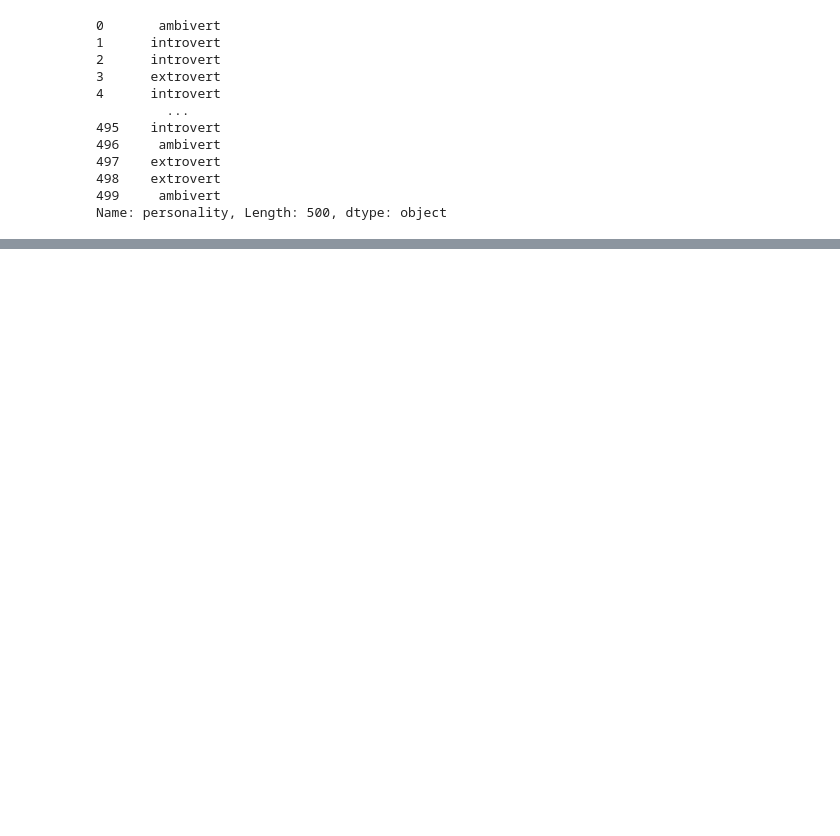
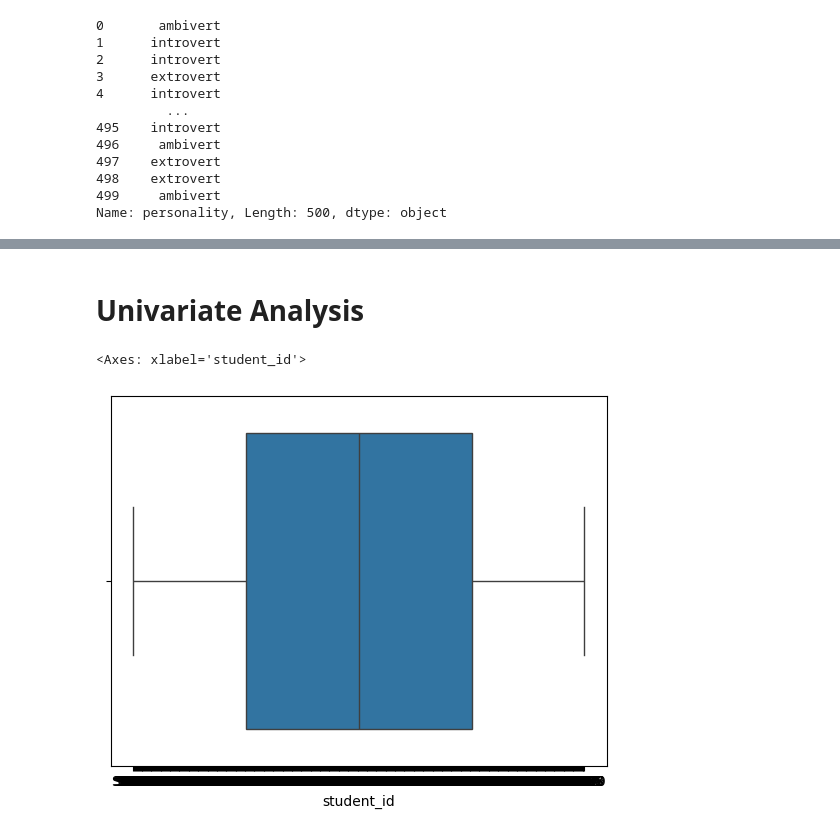
Before and after one commit to MuqaddasIftikhar17/EduMate-AI, a Jupyter notebook: ai/students.ipynb, the cells around one changed output, grey strips where cells are left out. Drawn from its saved outputs; the diff is of its cells as text; code cells hidden in the pictures; blank space fills up the shorter version.

```diff
--- a/ai/students.ipynb
+++ b/ai/students.ipynb
@@ -339,3 +318,6 @@ students['personality']
 498    extrovert
 499     ambivert
 Name: personality, Length: 500, dtype: object
+# %%
+# this will clean invisible whitespaces
+students = students.applymap(lambda x: x.strip() if isinstance(x, str) else x)
@@ -341,0 +333,7 @@ Name: personality, Length: 500, dtype: object
+# %% [markdown]
+# **Univariate Analysis**
+# %%
+sns.boxplot(x = students['student_id'])
+# %% [output]
+<Axes: xlabel='student_id'>
+[figure, added]
```
Also changed, not shown: parts of 24 cells of this notebook.
